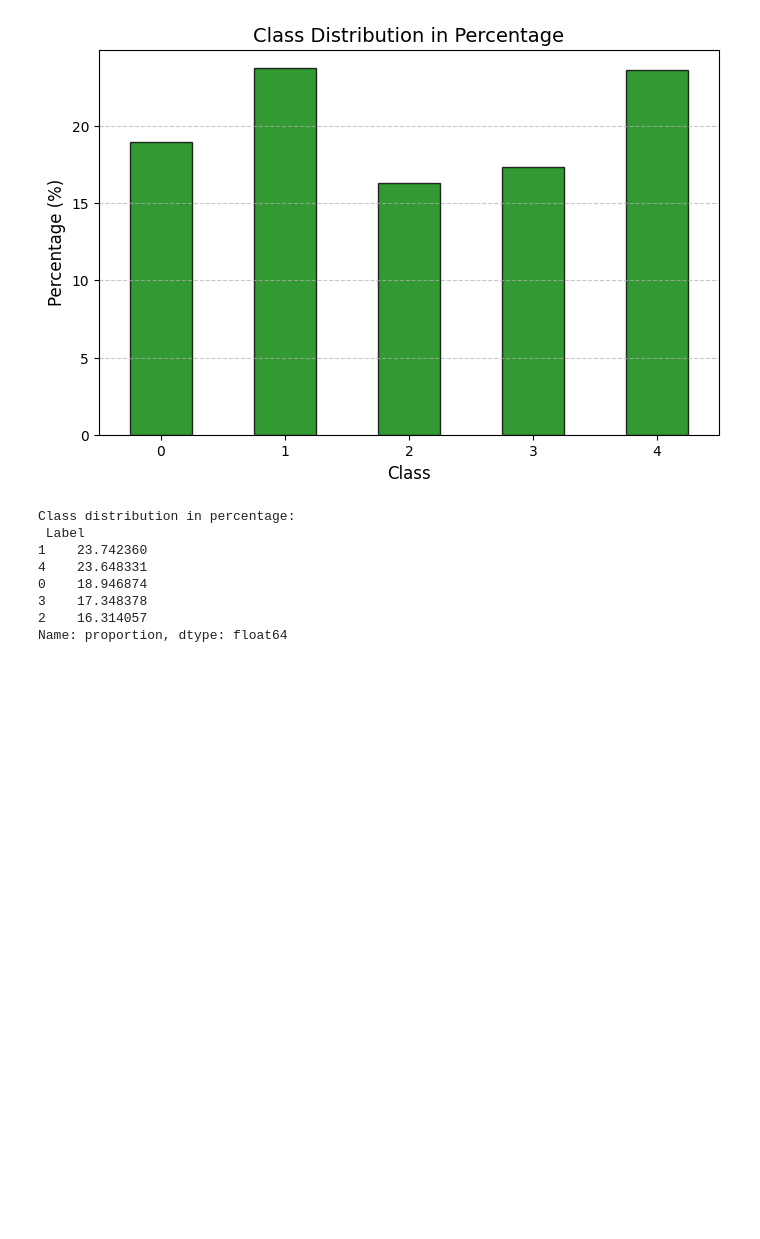
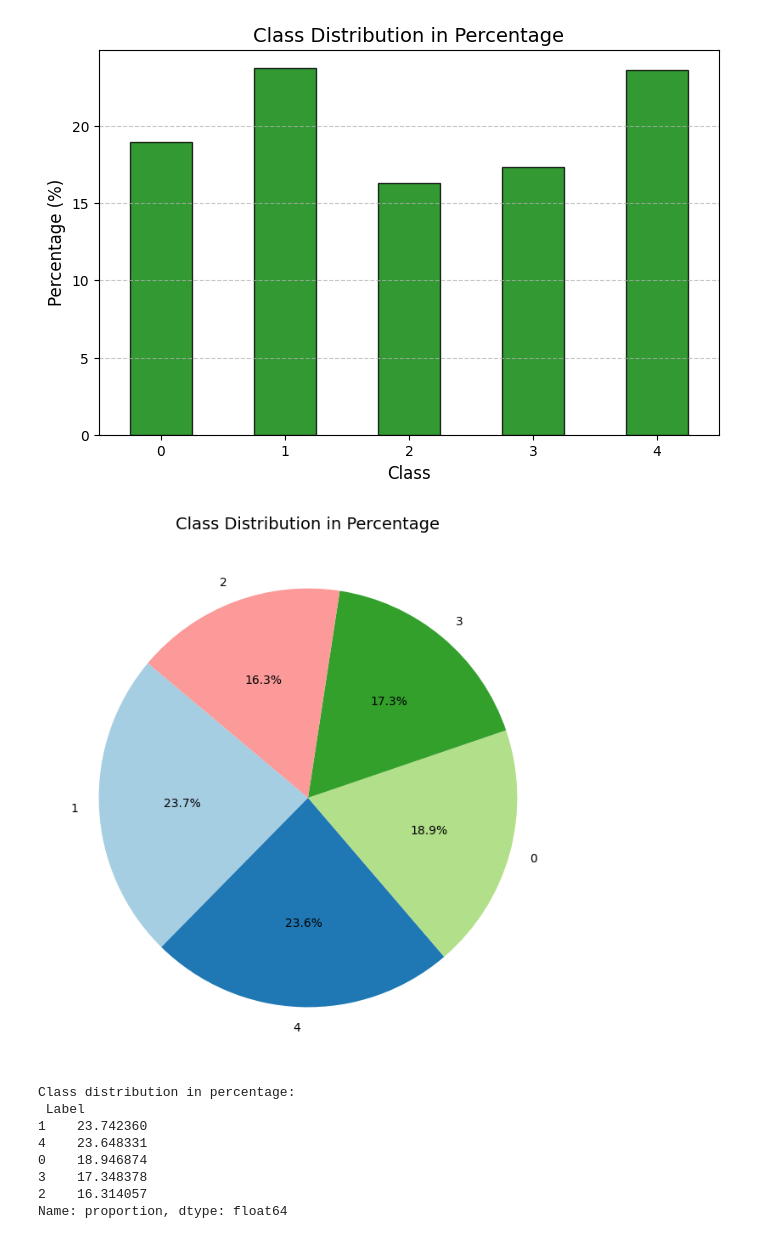
Before and after one commit to khrystia-k/langchain-agent-project, a Jupyter notebook: EDA.ipynb, the cells around one changed output. Drawn from its saved outputs; the diff is of its cells as text; code cells hidden in the pictures; blank space fills up the shorter version.

```diff
--- a/EDA.ipynb
+++ b/EDA.ipynb
@@ -141,6 +143,19 @@ plt.grid(axis="y", linestyle="--", alpha=0.7)
 plt.show()
 # %% [output]
 [figure]
+# %%
+plt.figure(figsize=(8, 8))
+plt.pie(
+    label_counts,
+    labels=label_counts.index,
+    autopct="%1.1f%%",
+    colors=plt.cm.Paired.colors,
+    startangle=140,
+)
+plt.title("Class Distribution in Percentage", fontsize=14)
+plt.show()
+# %% [output]
+[figure, added]
 # %%
 print("Class distribution in percentage: \n", label_counts)
 # %% [output]
```
Also changed, not shown: parts of 1 cell of this notebook, 27 other files.
